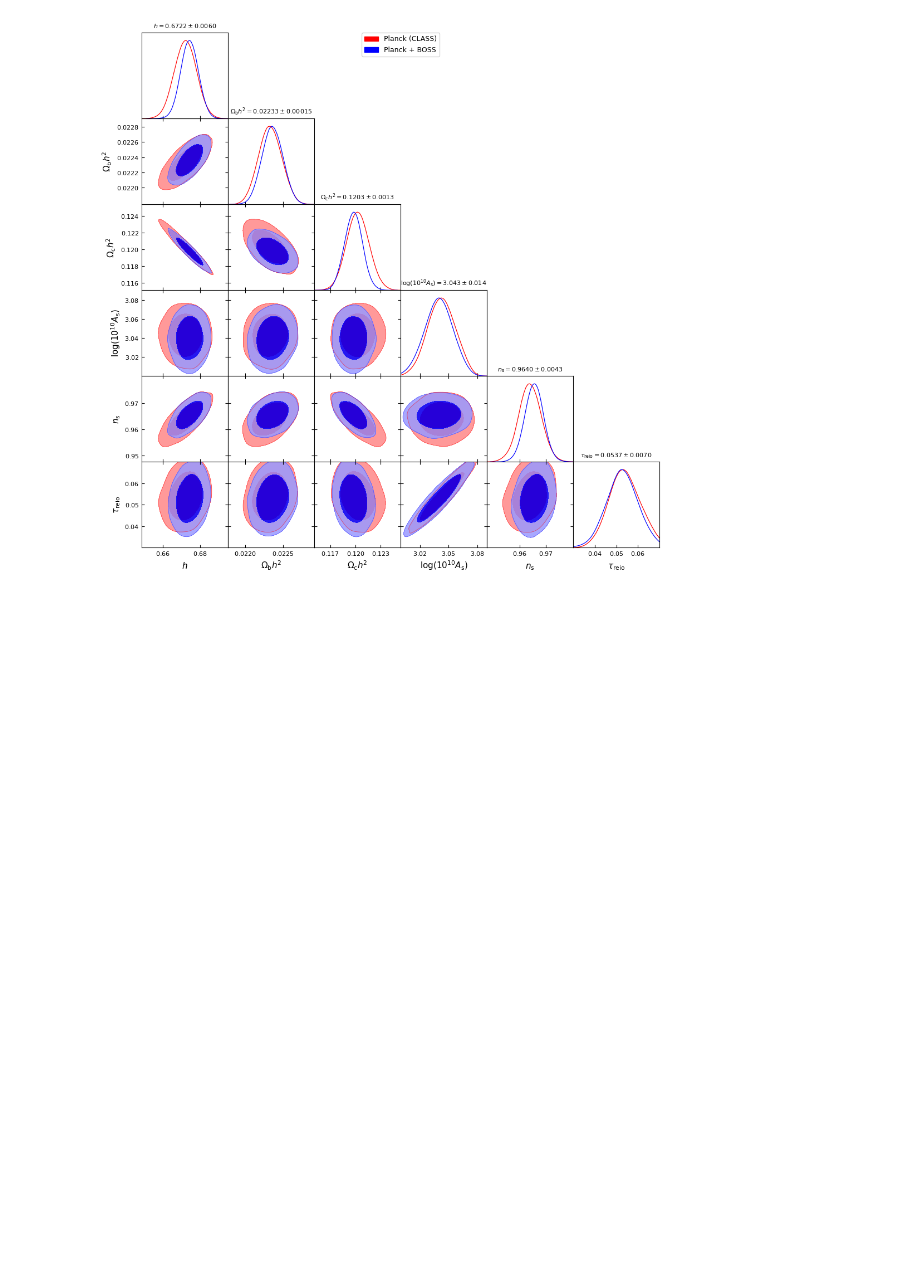
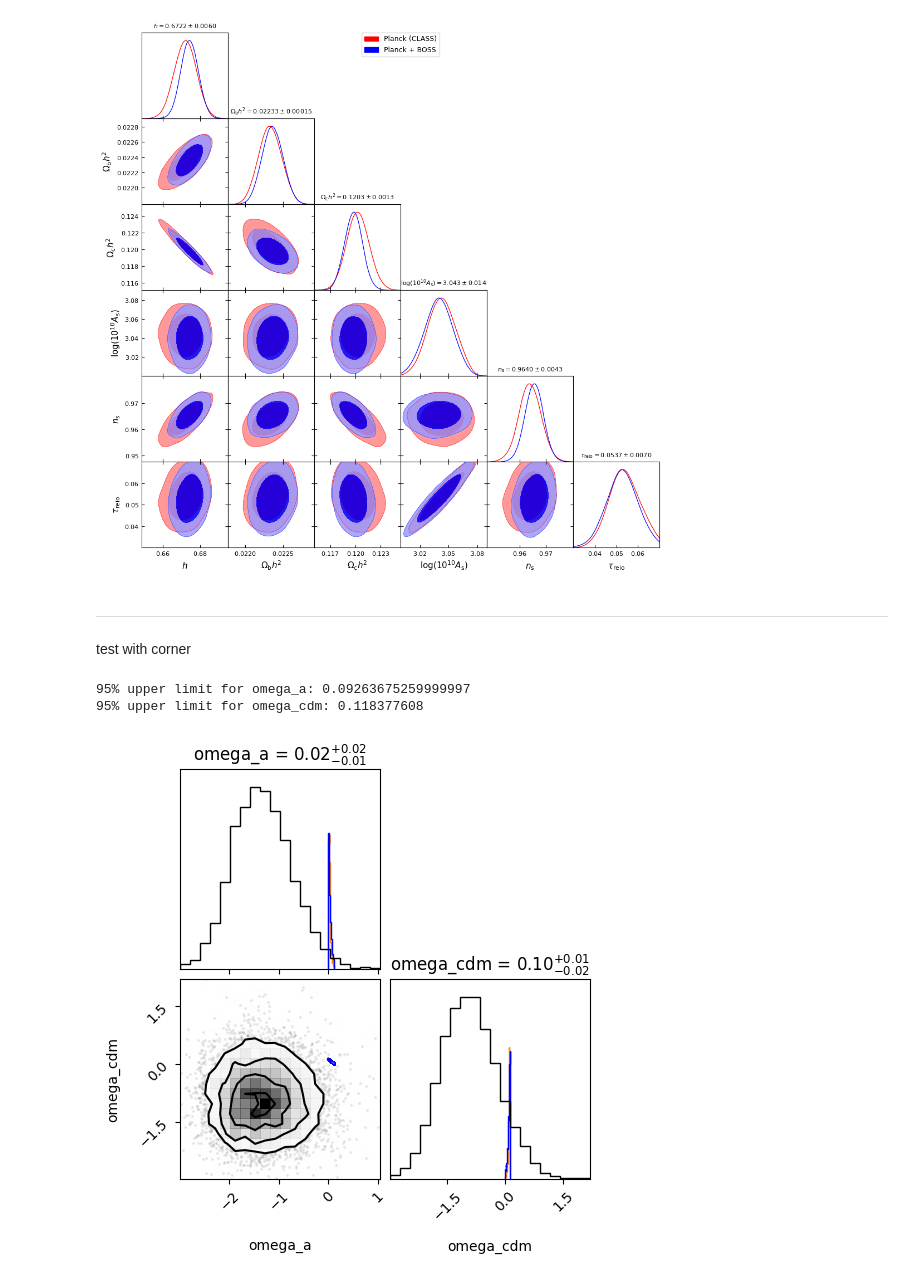
Before and after one commit to fverd/cobaya, a Jupyter notebook: FRA/analyze-chain.ipynb, the cells around one changed output. Cells and saved outputs as stored; diff of their text form; code cells hidden in the pictures; blank space fills up the shorter version.

```diff
--- a/FRA/analyze-chain.ipynb
+++ b/FRA/analyze-chain.ipynb
@@ -170,3 +116,37 @@ gdplot.settings.linewidth=1.5
 gdplot.triangle_plot([cmb_class, boss_planck], pars_toplot, contour_colors=['r','b'],filled=True, title_limit=1)
 # %% [output]
 [figure]
+# %% [markdown]
+----
+test with corner
+# %%
+parlabs = ['omega_a', 'omega_cdm', 'logA', 'n_s', 'h', 'omega_b', 'tau_reio', 'A_planck', 'Omega_scf', 'm_axion', 'A_s', 'chi2__CMB', 'minuslogprior', 'minuslogprior__0', 'chi2', 'chi2__planck_2018_lowl.TT', 'chi2__planck_2018_lowl.EE', 'chi2__planck_2018_highl_plik.TTTEEE_lite_native', 'chi2__planckpr4lensing']
+
+
+import corner
+figure = corner.corner(
+    chain1.samples[:,:2],
+    labels=parlabs[:2],
+    show_titles=True,
+    color = 'darkorange',
+    title_kwargs={"fontsize": 12},
+)
+corner.corner(
+    chain2.samples[:,:2],
+    fig = figure,
+    color='b'
+)
+corner.corner(
+    chain3.samples[:,:2],
+    fig = figure,
+    color='k'
+)
+upper_limits = np.percentile(chain2.samples[:,:2], 95, axis=0)
+
+# Print the 95% upper limits
+for label, upper_limit in zip(parlabs[:2], upper_limits):
+    print(f"95% upper limit for {label}: {upper_limit}")
+# %% [output]
+95% upper limit for omega_a: 0.09263675259999997
+95% upper limit for omega_cdm: 0.118377608
+[figure, added]
```
Also changed, not shown: parts of 6 cells of this notebook, 10 other files.
